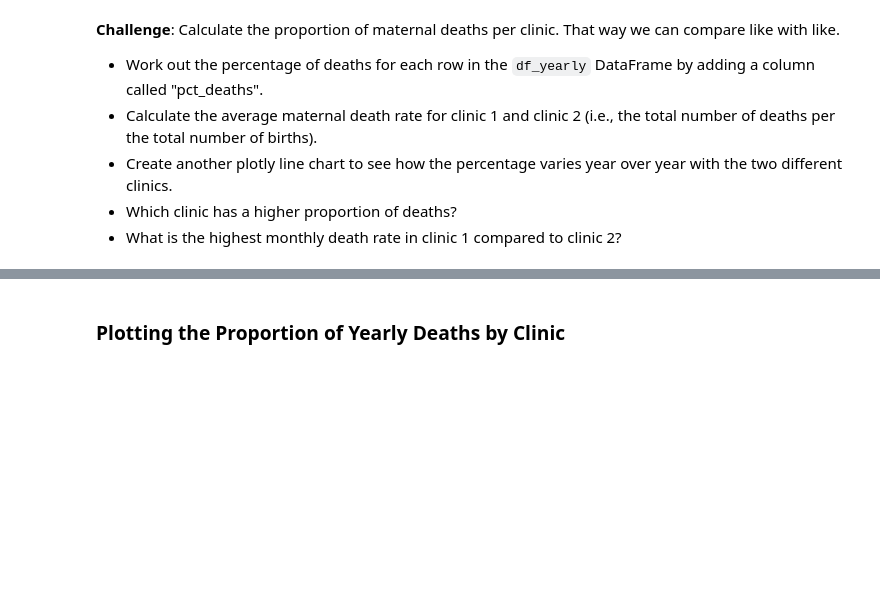
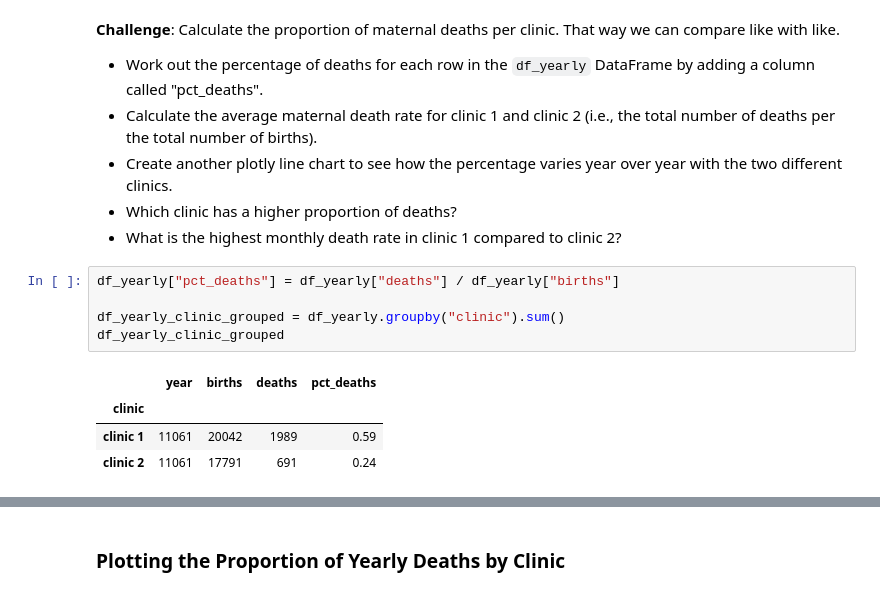
Before and after one commit to Sid72020123/Learn-Python---Udemy, a Jupyter notebook: src/Day 80/Dr_Semmelweis_Handwashing_Discovery.ipynb, the cells around one changed output, grey strips where cells are left out. Saved outputs shown, nothing was run; the diff lists cells and outputs as text; blank space fills up the shorter version.

Commit message:
Day 80: proportion of deaths

```diff
--- a/src/Day 80/Dr_Semmelweis_Handwashing_Discovery.ipynb
+++ b/src/Day 80/Dr_Semmelweis_Handwashing_Discovery.ipynb
@@ -220,3 +220,13 @@ line.show()
 * Create another plotly line chart to see how the percentage varies year over year with the two different clinics.
 * Which clinic has a higher proportion of deaths?
 * What is the highest monthly death rate in clinic 1 compared to clinic 2?
+# %%
+df_yearly["pct_deaths"] = df_yearly["deaths"] / df_yearly["births"]
+
+df_yearly_clinic_grouped = df_yearly.groupby("clinic").sum()
+df_yearly_clinic_grouped
+# %% [output]
+|  | year | births | deaths | pct_deaths |
+| clinic |  |  |  |  |
+| clinic 1 | 11061 | 20042 | 1989 | 0.59 |
+| clinic 2 | 11061 | 17791 | 691 | 0.24 |
```
Also changed, not shown: parts of 2 cells of this notebook.
